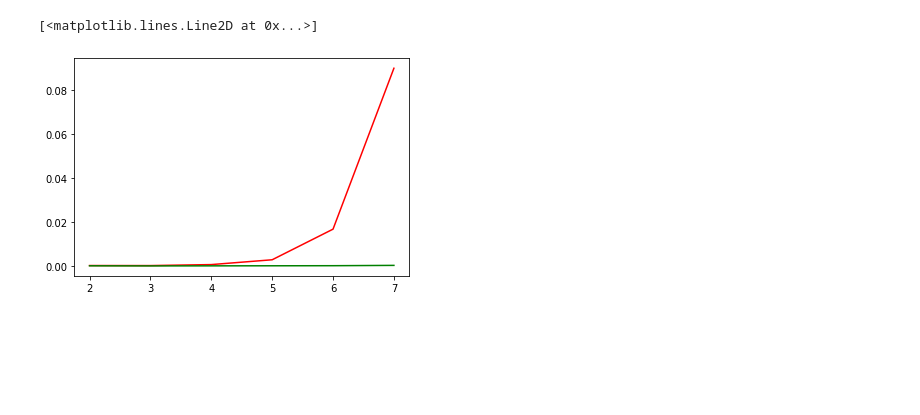
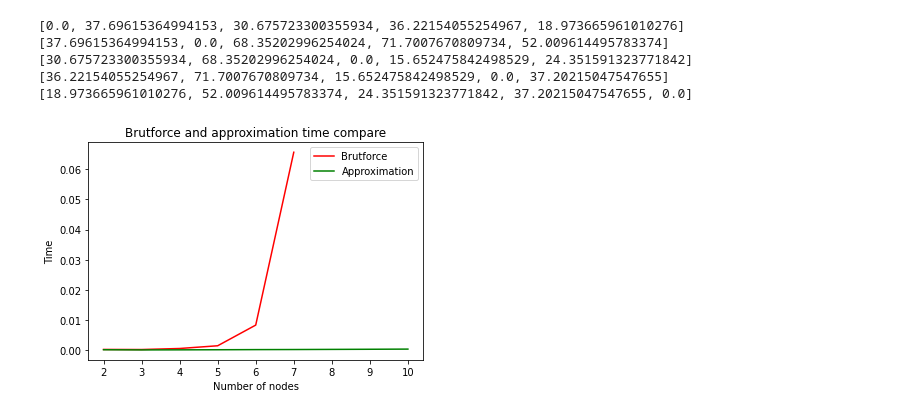
Before and after one commit to KGratkiewicz/Euklidesowy-problem-komiwojazera-TSP-algorytm-dokladny-oraz-aproksymacyjny, a Jupyter notebook: TSP.ipynb, the cells around one changed output. Cells and saved outputs as stored; diff of their text form; code cells hidden in the pictures; blank space fills up the shorter version.

```diff
--- a/TSP.ipynb
+++ b/TSP.ipynb
@@ -217,6 +261,15 @@ def mstPrim(graph = generateGraph(5)):
       no_edge += 1
 
   return nodes[0]
+# %%
+for i in adjacencyMatrix():
+  print(i)
+# %% [output]
+[0.0, 37.69615364994153, 30.675723300355934, 36.22154055254967, 18.973665961010276]
+[37.69615364994153, 0.0, 68.35202996254024, 71.7007670809734, 52.009614495783374]
+[30.675723300355934, 68.35202996254024, 0.0, 15.652475842498529, 24.351591323771842]
+[36.22154055254967, 71.7007670809734, 15.652475842498529, 0.0, 37.20215047547655]
+[18.973665961010276, 52.009614495783374, 24.351591323771842, 37.20215047547655, 0.0]
 # %%
 def approxTSP(graph = generateGraph(5)):
   mstTree = mstPrim(graph)
@@ -224,10 +277,14 @@ def approxTSP(graph = generateGraph(5)):
   hamilton = Hamilton(Graph(nodes))
   return hamilton
 # %%
+# difference between brutal and aprox algoritm
 timBrutal = timeBrutal(stop = 7, sample=5)
-timApprox = timeApprox(stop = 7, sample=5)
-plt.plot(timBrutal[0], timBrutal[1], color="red")
-plt.plot(timApprox[0], timApprox[1], color="green")
+timApprox = timeApprox(stop = 10, sample=5)
+plt.plot(timBrutal[0], timBrutal[1], color="red", label="Brutforce")
+plt.plot(timApprox[0], timApprox[1], color="green", label="Approximation")
+plt.xlabel("Number of nodes")
+plt.ylabel("Time")
+plt.title("Brutforce and approximation time compare")
+plt.legend();
 # %% [output]
-[<matplotlib.lines.Line2D at 0x...>]
-[figure, old version]
+[figure, new version]
```
Also changed, not shown: parts of 15 cells of this notebook.
